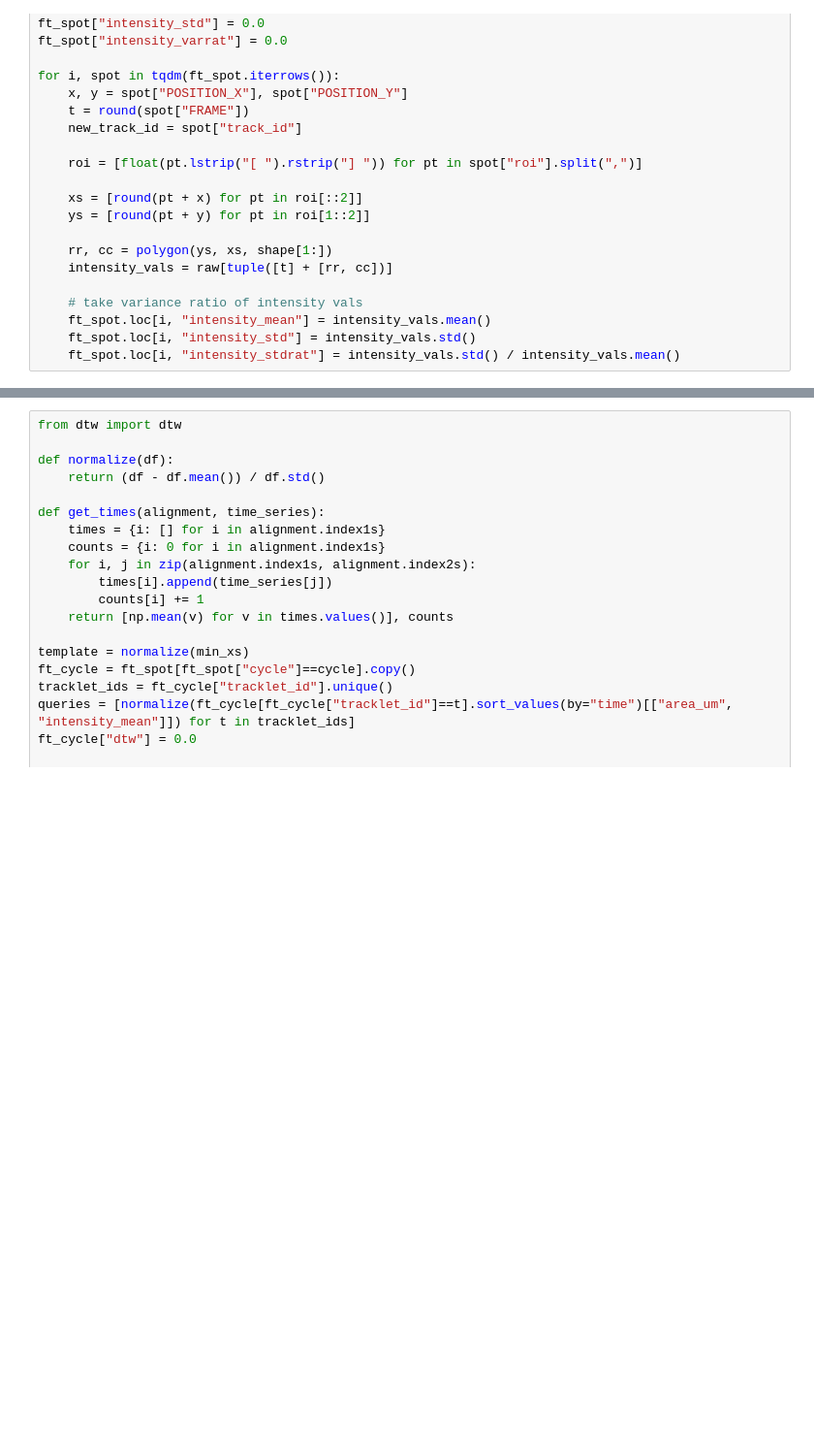
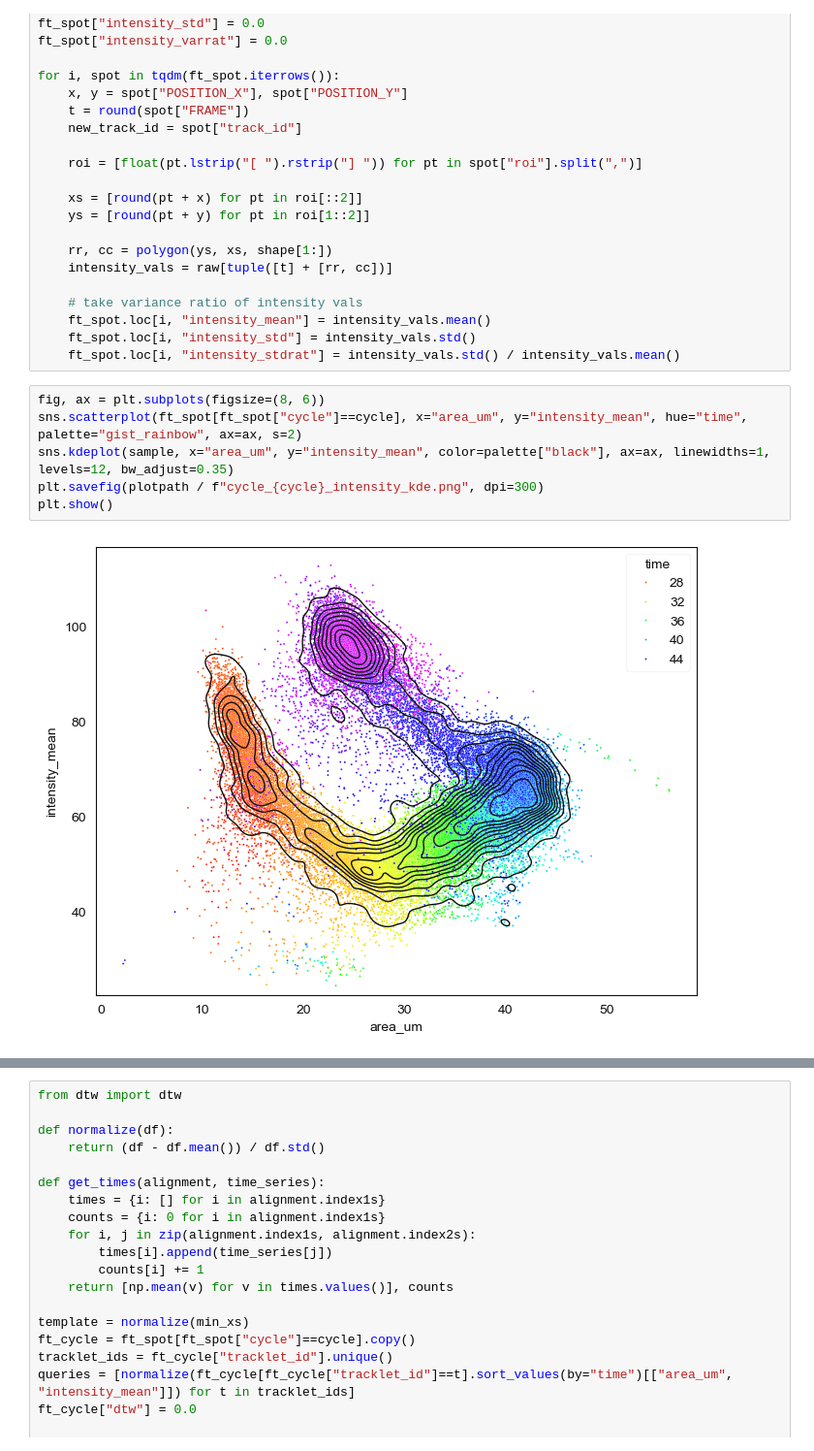
Before and after one commit to Harrison-Oatman/NucleiTracking, a Jupyter notebook: notebooks/multiple_embryo_analysis.ipynb, the cells around one changed output, grey strips where cells are left out. Shown at 97% size. Drawn from its saved outputs; the diff is of its cells as text; blank space fills up the shorter version.

```diff
--- a/notebooks/multiple_embryo_analysis.ipynb
+++ b/notebooks/multiple_embryo_analysis.ipynb
@@ -155,3 +222,11 @@ for i, spot in tqdm(ft_spot.iterrows()):
     ft_spot.loc[i, "intensity_mean"] = intensity_vals.mean()
     ft_spot.loc[i, "intensity_std"] = intensity_vals.std()
     ft_spot.loc[i, "intensity_stdrat"] = intensity_vals.std() / intensity_vals.mean()
+# %%
+fig, ax = plt.subplots(figsize=(8, 6))
+sns.scatterplot(ft_spot[ft_spot["cycle"]==cycle], x="area_um", y="intensity_mean", hue="time", palette="gist_rainbow", ax=ax, s=2)
+sns.kdeplot(sample, x="area_um", y="intensity_mean", color=palette["black"], ax=ax, linewidths=1, levels=12, bw_adjust=0.35)
+plt.savefig(plotpath / f"cycle_{cycle}_intensity_kde.png", dpi=300)
+plt.show()
+# %% [output]
+[figure, added]
```
Also changed, not shown: parts of 6 cells of this notebook.
